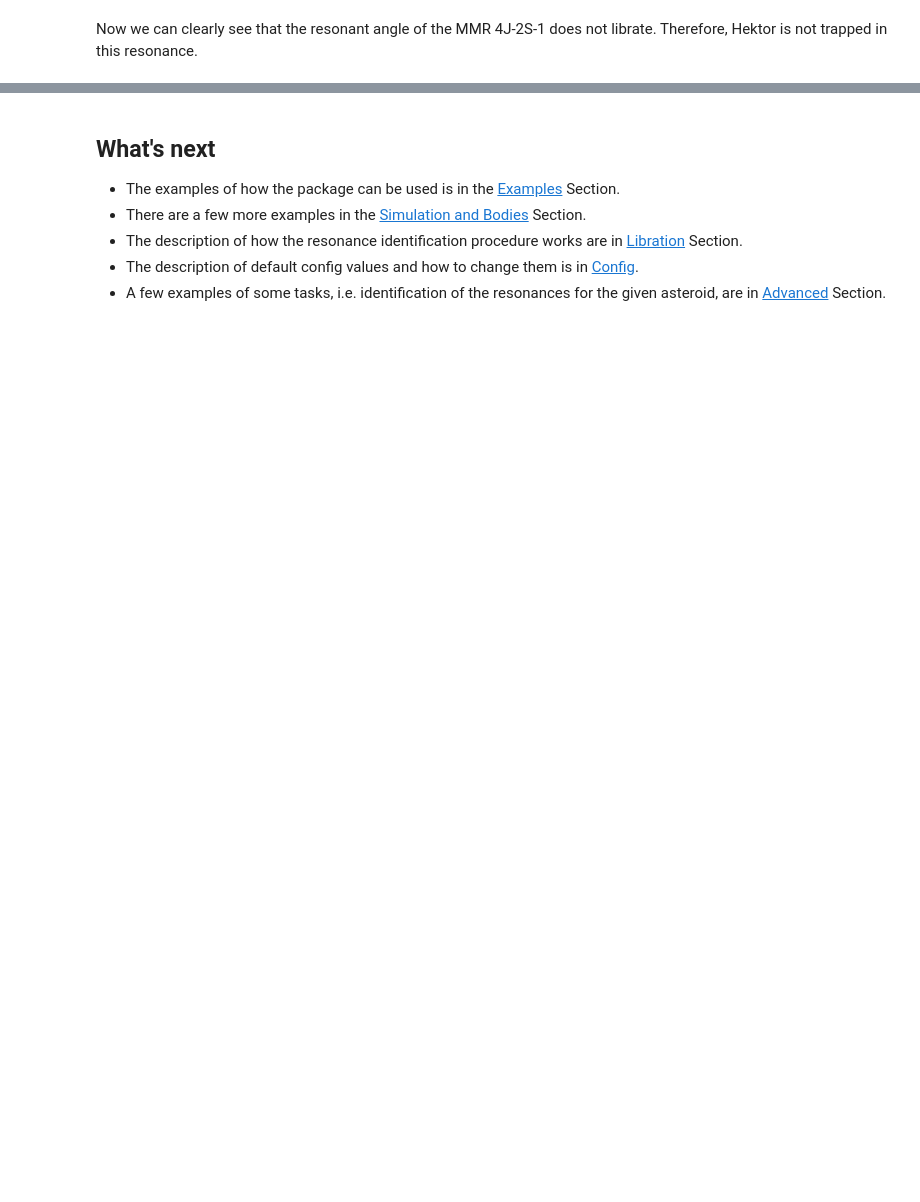
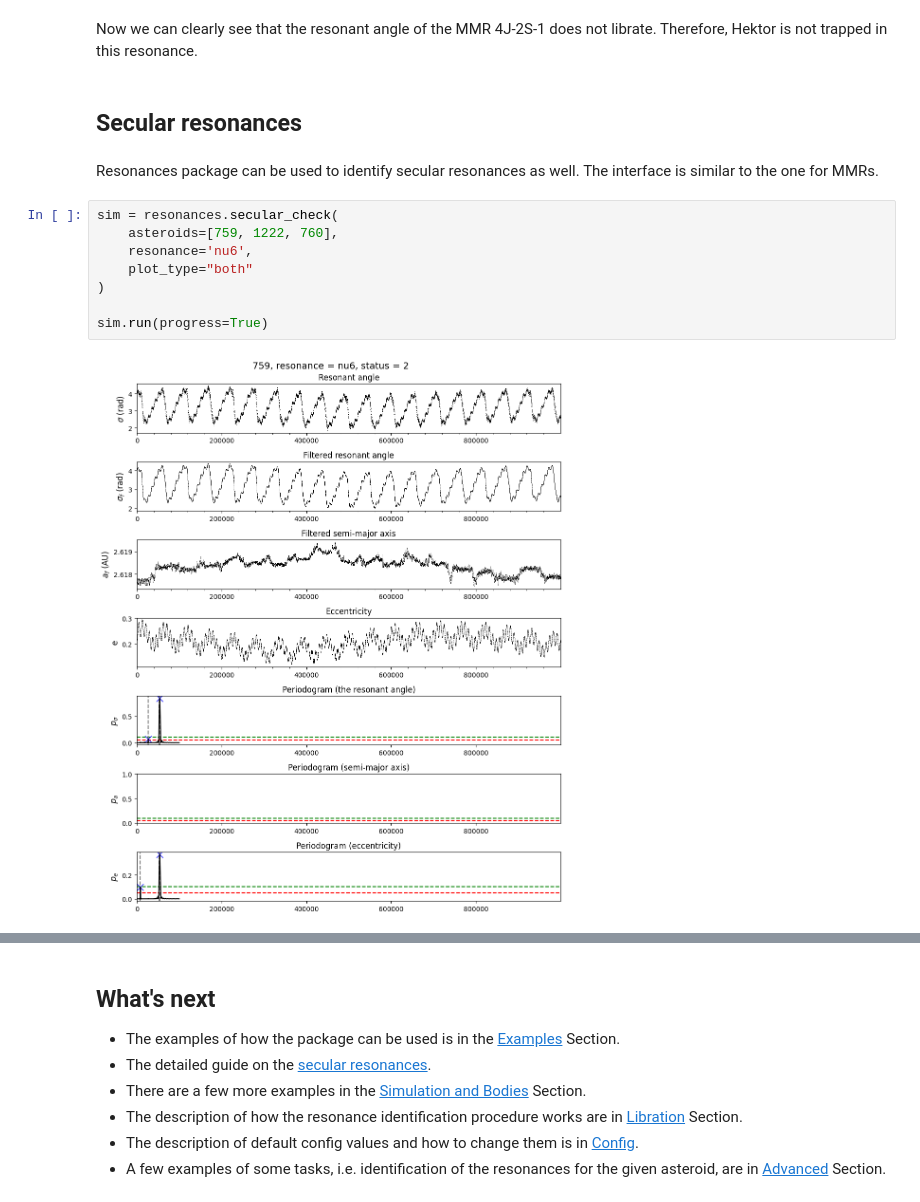
Before and after one commit to smirik/resonances, a Jupyter notebook: docs/quick-start.ipynb, the cells around one changed output, grey strips where cells are left out. Cells and saved outputs as stored; diff of their text form; blank space fills up the shorter version.

Commit message:
Documentation update + better default values for secular finder

```diff
--- a/docs/quick-start.ipynb
+++ b/docs/quick-start.ipynb
@@ -233,2 +197,16 @@ sim.run()
 # %% [markdown]
 Now we can clearly see that the resonant angle of the MMR 4J-2S-1 does not librate. Therefore, Hektor is not trapped in this resonance.
+# %% [markdown]
+## Secular resonances
+# %% [markdown]
+Resonances package can be used to identify secular resonances as well. The interface is similar to the one for MMRs.
+# %%
+sim = resonances.secular_check(
+    asteroids=[759, 1222, 760],
+    resonance='nu6',
+    plot_type="both"
+)
+
+sim.run(progress=True)
+# %% [output]
+[figure, added]
@@ -236,6 +215,7 @@ Now we can clearly see that the resonant angle of the MMR 4J-2S-1 does not libra
 ## What's next
 
 - The examples of how the package can be used is in the [Examples](../examples) Section.
+- The detailed guide on the [secular resonances](../secular).
 - There are a few more examples in the [Simulation and Bodies](../core) Section.
 - The description of how the resonance identification procedure works are in [Libration](../libration) Section.
 - The description of default config values and how to change them is in [Config](../config).
```
Also changed, not shown: parts of 7 cells of this notebook, 3 other files.
